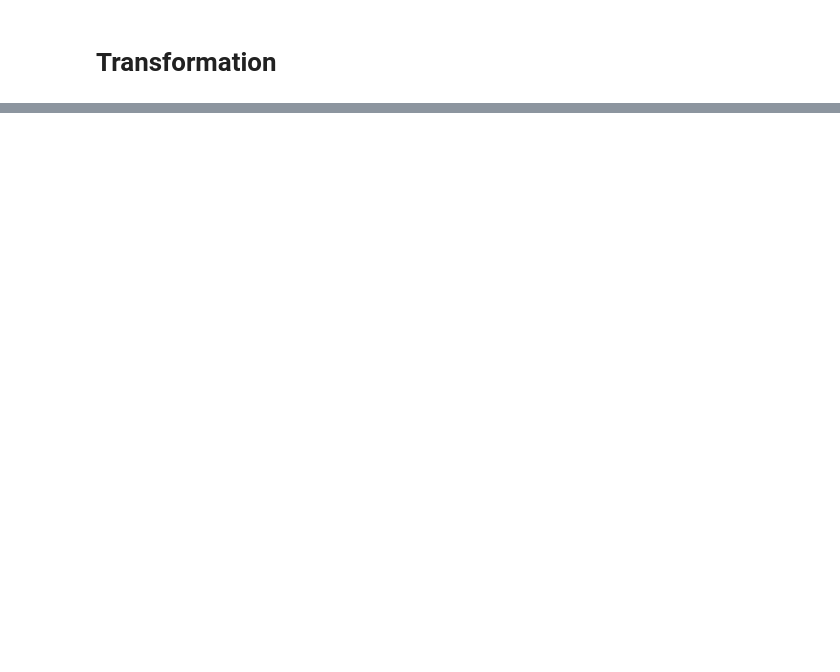
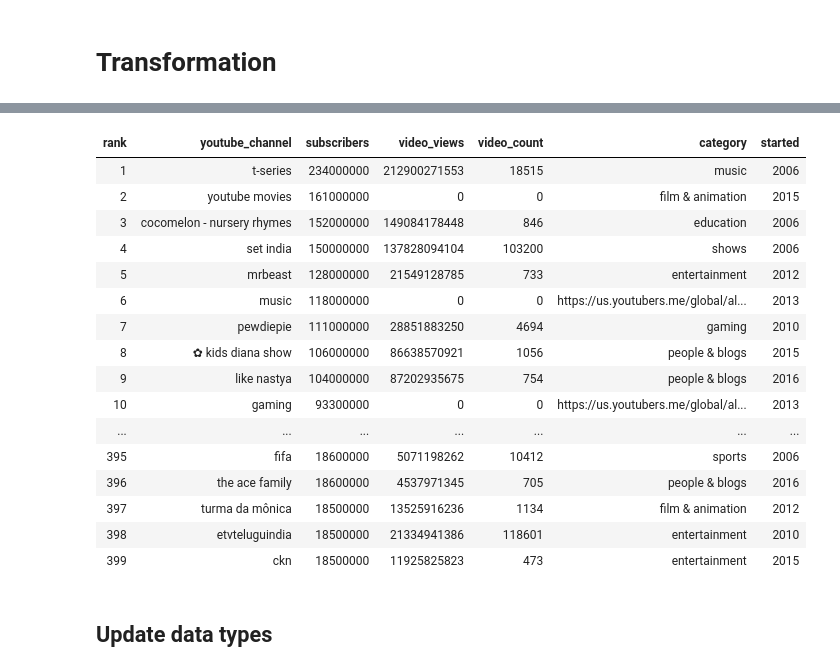
Before and after one commit to M4ppu/Big_Data_I_-_Trabalho_Final, a Jupyter notebook: projeto.ipynb, the cells around one changed output, grey strips where cells are left out. Cells and saved outputs as stored; diff of their text form; code cells hidden in the pictures; blank space fills up the shorter version.

```diff
--- a/projeto.ipynb
+++ b/projeto.ipynb
@@ -29,3 +79,0 @@ for value in df['rank']:
-# %%
-# Clean 'youtube_channel' column (strip whitespace)
-df['youtube_channel']=df['youtube_channel'].str.strip()
@@ -77,0 +139,33 @@ df.head()
+# %%
+# Create dataframe with clean values (trim left/right whitespace, lowercase STRs, remove commas from numbers)
+df = df.withColumn('youtube_channel', F.trim(df['youtube_channel']))\
+        .withColumn('youtube_channel', F.lower(F.col('youtube_channel')))\
+        .withColumn('subscribers', F.translate('subscribers', ',', ''))\
+        .withColumn('video_views', F.translate('video_views', ',', ''))\
+        .withColumn('video_count', F.translate('video_count', ',', ''))\
+        .withColumn('category', F.trim(df['category']))\
+        .withColumn('category', F.lower(F.col('category')))\
+        .withColumn('started', F.col('started'))
+
+# Show dataframe with updated values
+display(df)
+# %% [output]
+| rank | youtube_channel | subscribers | video_views | video_count | category | started |
+| 1 | t-series | 234000000 | 212900271553 | 18515 | music | 2006 |
+| 2 | youtube movies | 161000000 | 0 | 0 | film & animation | 2015 |
+| 3 | cocomelon - nursery rhymes | 152000000 | 149084178448 | 846 | education | 2006 |
+| 4 | set india | 150000000 | 137828094104 | 103200 | shows | 2006 |
+| 5 | mrbeast | 128000000 | 21549128785 | 733 | entertainment | 2012 |
+| 6 | music | 118000000 | 0 | 0 | https://us.youtubers.me/global/al... | 2013 |
+| 7 | pewdiepie | 111000000 | 28851883250 | 4694 | gaming | 2010 |
+| 8 | ✿ kids diana show | 106000000 | 86638570921 | 1056 | people & blogs | 2015 |
+| 9 | like nastya | 104000000 | 87202935675 | 754 | people & blogs | 2016 |
+| 10 | gaming | 93300000 | 0 | 0 | https://us.youtubers.me/global/al... | 2013 |
+| ... | ... | ... | ... | ... | ... | ... |
+| 395 | fifa | 18600000 | 5071198262 | 10412 | sports | 2006 |
+| 396 | the ace family | 18600000 | 4537971345 | 705 | people & blogs | 2016 |
+| 397 | turma da mônica | 18500000 | 13525916236 | 1134 | film & animation | 2012 |
+| 398 | etvteluguindia | 18500000 | 21334941386 | 118601 | entertainment | 2010 |
+| 399 | ckn | 18500000 | 11925825823 | 473 | entertainment | 2015 |
+# %% [markdown]
+## Update data types
```
Also changed, not shown: parts of 26 cells of this notebook, 1 other file.
